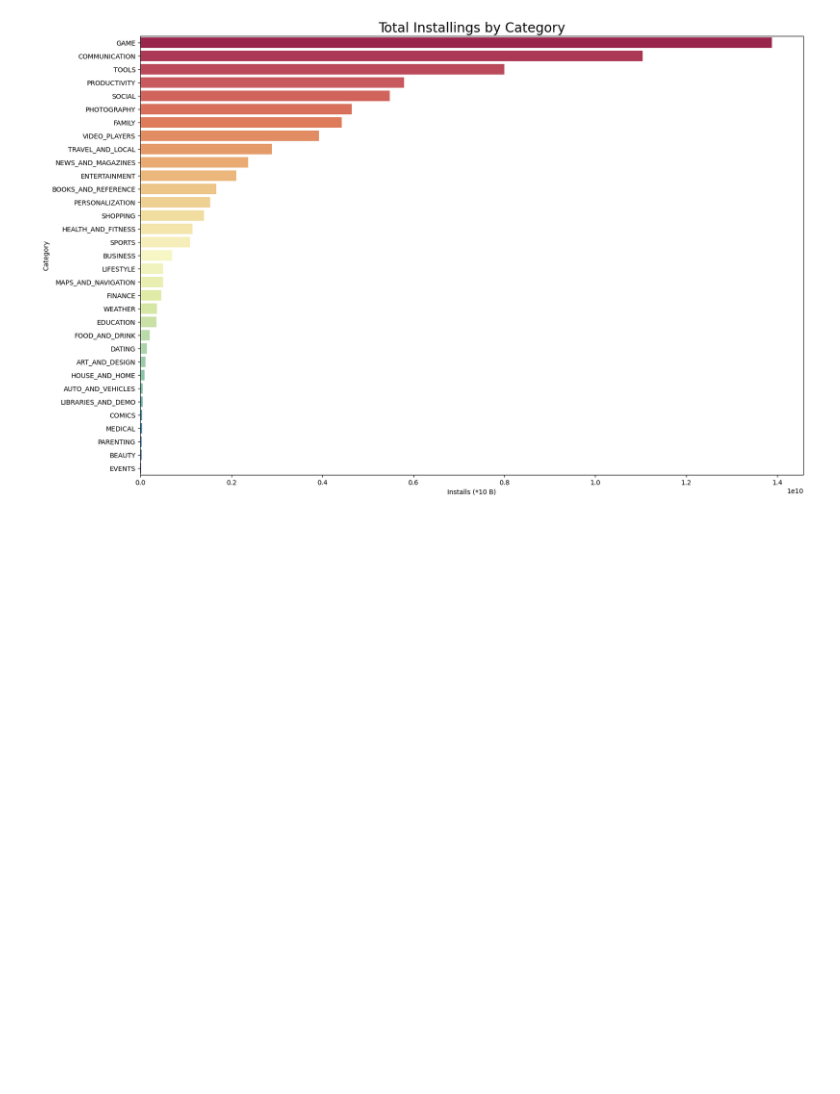
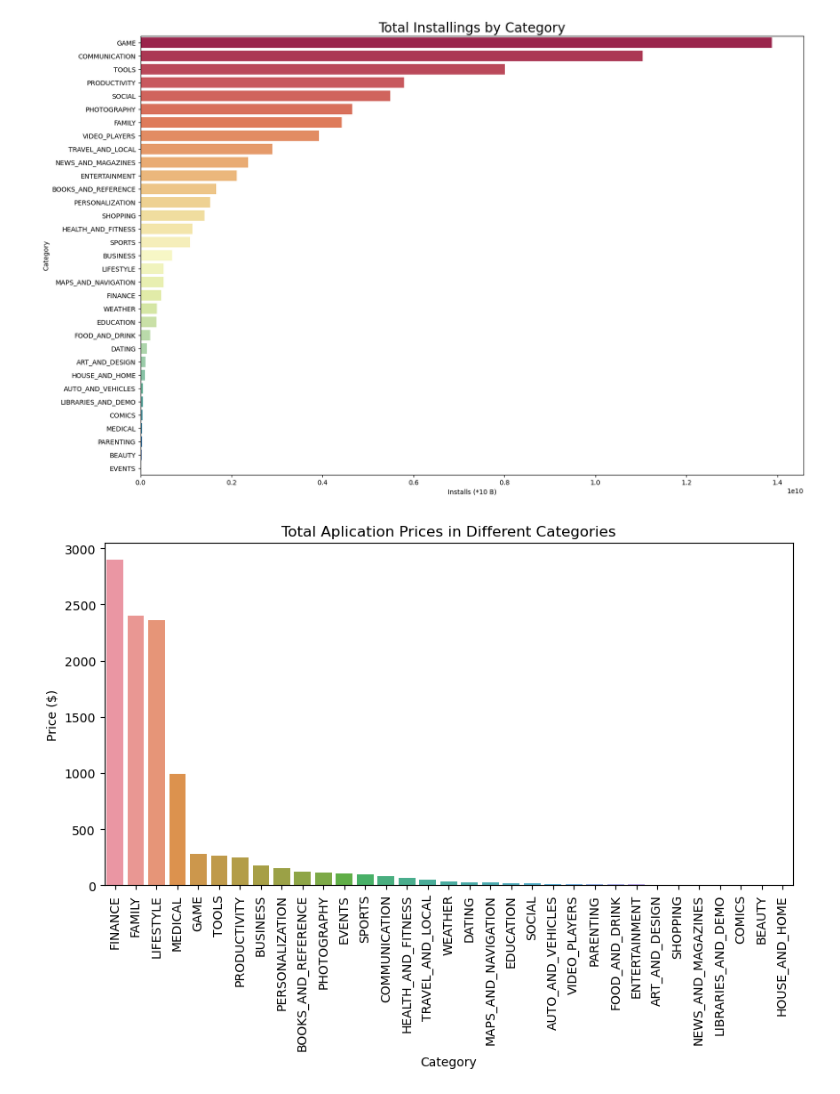
Before and after one commit to CKORKMAZZ/Team_Project_Develhope, a Jupyter notebook: data_cleaning/code.ipynb, the cells around one changed output. Drawn from its saved outputs; the diff is of its cells as text; code cells hidden in the pictures; blank space fills up the shorter version.

```diff
--- a/data_cleaning/code.ipynb
+++ b/data_cleaning/code.ipynb
@@ -322,3 +322,19 @@ graph = sns.barplot(x = x, y = y, palette = "Spectral")
 graph.set_title("Total Installings by Category", fontsize = 20);
 # %% [output]
 [figure]
+# %%
+# 3- Plot a bar chart for the total prices of each paid app in each category ( the sum of all prices in the same category)
+
+df_price = df.groupby("Category")["Price"].sum().sort_values(ascending = False).reset_index()
+
+
+fig, ax = plt.subplots()
+fig.set_size_inches(10,5)
+
+sns.barplot(x = 'Category', y = 'Price', data = df_price)
+ax.set_xlabel('Category')
+ax.set_ylabel('Price ($)')
+ax.set_title("Total Aplication Prices in Different Categories")
+ax.tick_params('x', rotation = 90)
+# %% [output]
+[figure, added]
```
